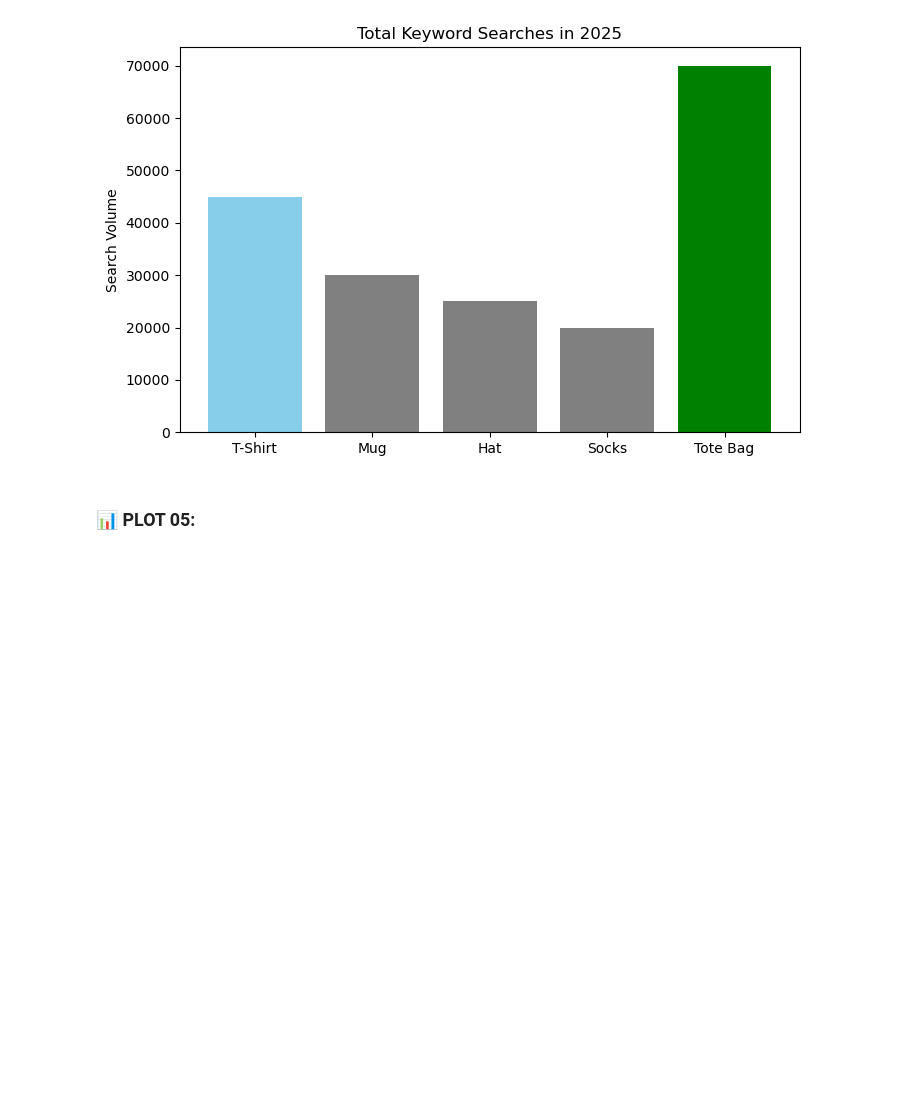
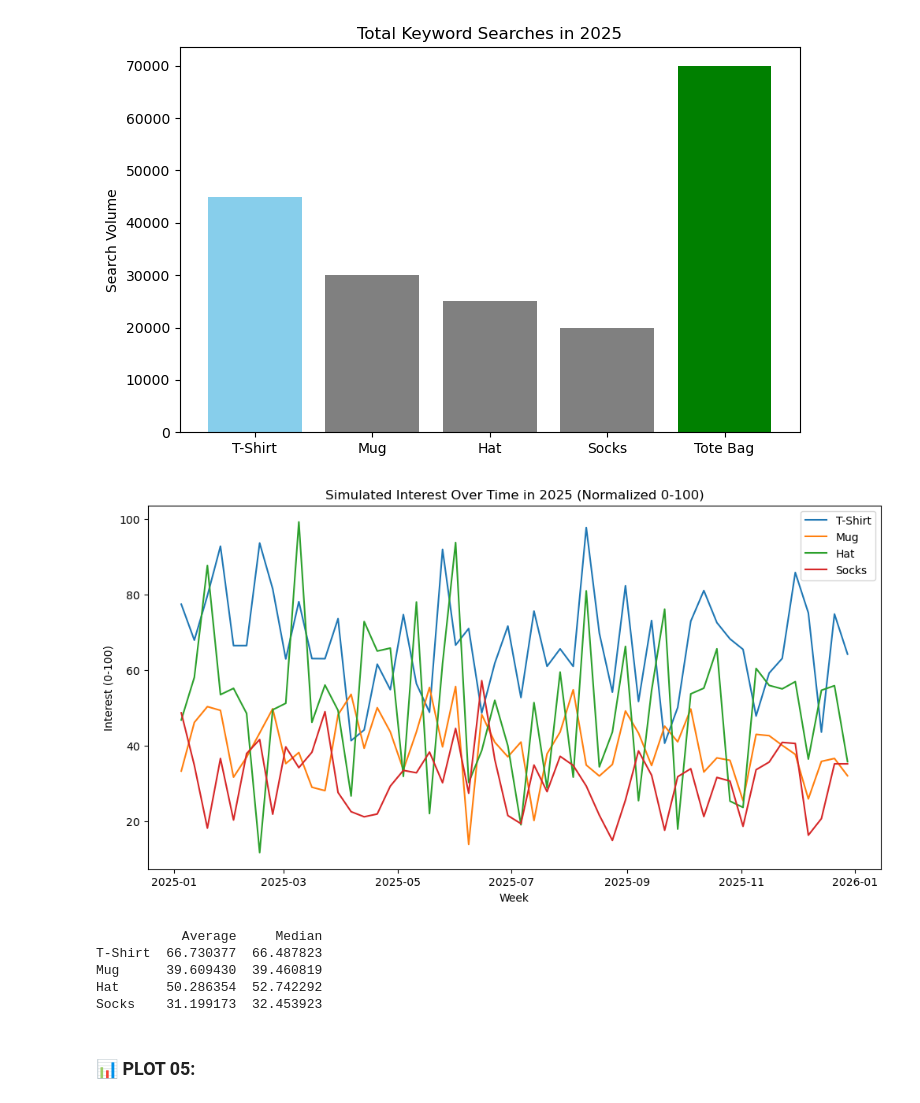
Before and after one commit to samia-boubaya/project_03-Etsy-POD-Trends, a Jupyter notebook: notebooks/main.ipynb, the cells around one changed output. Saved outputs shown, nothing was run; the diff lists cells and outputs as text; code cells hidden in the pictures; blank space fills up the shorter version.

```diff
--- a/notebooks/main.ipynb
+++ b/notebooks/main.ipynb
@@ -2910,3 +2910,46 @@ plt.ylabel('Search Volume')
 plt.show()
 # %% [output]
 [figure]
+# %%
+import pandas as pd
+import matplotlib.pyplot as plt
+import numpy as np
+
+# Simulate weekly interest over 2025 for each keyword (normalized 0-100)
+weeks = pd.date_range(start='2025-01-01', end='2025-12-31', freq='W')
+np.random.seed(42)  # for reproducible simulation
+
+data = {
+    'Week': weeks,
+    'T-Shirt': np.clip(np.random.normal(loc=70, scale=15, size=len(weeks)), 0, 100),
+    'Mug': np.clip(np.random.normal(loc=40, scale=10, size=len(weeks)), 0, 100),
+    'Hat': np.clip(np.random.normal(loc=50, scale=20, size=len(weeks)), 0, 100),
+    'Socks': np.clip(np.random.normal(loc=30, scale=10, size=len(weeks)), 0, 100),
+}
+
+df = pd.DataFrame(data)
+
+# Plot interest over time
+plt.figure(figsize=(12,6))
+for keyword in ['T-Shirt', 'Mug', 'Hat', 'Socks']:
+    plt.plot(df['Week'], df[keyword], label=keyword)
+
+plt.title('Simulated Interest Over Time in 2025 (Normalized 0-100)')
+plt.xlabel('Week')
+plt.ylabel('Interest (0-100)')
+plt.legend()
+plt.show()
+
+# Optional: Compute average & median per keyword
+stats = pd.DataFrame({
+    'Average': df[['T-Shirt','Mug','Hat','Socks']].mean(),
+    'Median': df[['T-Shirt','Mug','Hat','Socks']].median()
+})
+print(stats)
+# %% [output]
+[figure, added]
+           Average     Median
+T-Shirt  66.730377  66.487823
+Mug      39.609430  39.460819
+Hat      50.286354  52.742292
+Socks    31.199173  32.453923
```
Also changed, not shown: parts of 17 cells of this notebook, 4 other files.
